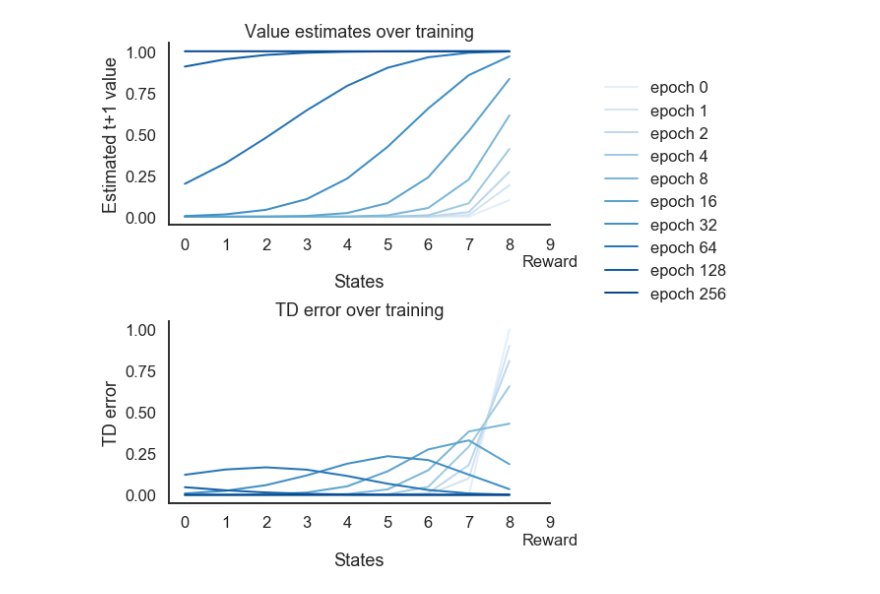
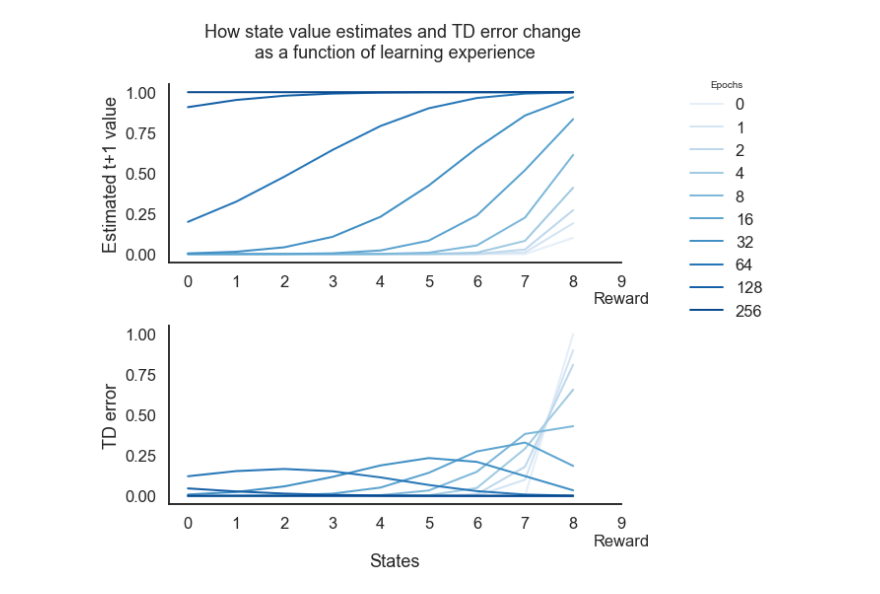
Before and after one commit to qihongl/demo-td, a Jupyter notebook: td-simple.ipynb, the cells around one changed output. Drawn from its saved outputs; the diff is of its cells as text; code cells hidden in the pictures.

```diff
--- a/td-simple.ipynb
+++ b/td-simple.ipynb
@@ -63,36 +63,37 @@ show results
 
 
 def plot_helper(data_log, ax):
     for i, epoch_id in enumerate(episodes_to_plot):
         ax.plot(
             range(n_states-1), data_log[epoch_id, :-1],
             color=col_pal[i]
         )
-    ax.set_xlabel('States')
     ax.set_xticks(range(n_states))
     xticklabels = [i for i in range(n_states)]
     xticklabels[-1] = f'{n_states-1}\nReward'
     ax.set_xticklabels(xticklabels)
 
 
 # organize the results
 episodes_to_plot = [0] + [2**k for k in np.arange(0, 9, 1)]
 col_pal = sns.color_palette('Blues', n_colors=len(episodes_to_plot))
 
 data = [value_log, error_log]
 titles = ['Value estimates over training', 'TD error over training']
 ylabels = ['Estimated t+1 value', 'TD error']
 
 # plot the results
-f, axes = plt.subplots(2, 1, figsize=(7, 8))
+f, axes = plt.subplots(2, 1, figsize=(8, 8))
 for i, ax in enumerate(axes):
     plot_helper(data[i], ax)
-    ax.set_title(titles[i])
     ax.set_ylabel(ylabels[i])
 
-f.legend([f'epoch {epoch_id}' for epoch_id in episodes_to_plot],
-         frameon=False, bbox_to_anchor=(1.3, .9))
+axes[0].set_title('How state value estimates and TD error change \nas a function of learning experience\n')
+axes[-1].set_xlabel('States')
+
+f.legend(['%d'%epoch_id for epoch_id in episodes_to_plot],
+         frameon=False, bbox_to_anchor=(1.2, .9), title='Epochs')
 f.tight_layout()
 sns.despine()
 # %% [output]
-[figure, old version]
+[figure, new version]
```
Also changed, not shown: 1 other file.
